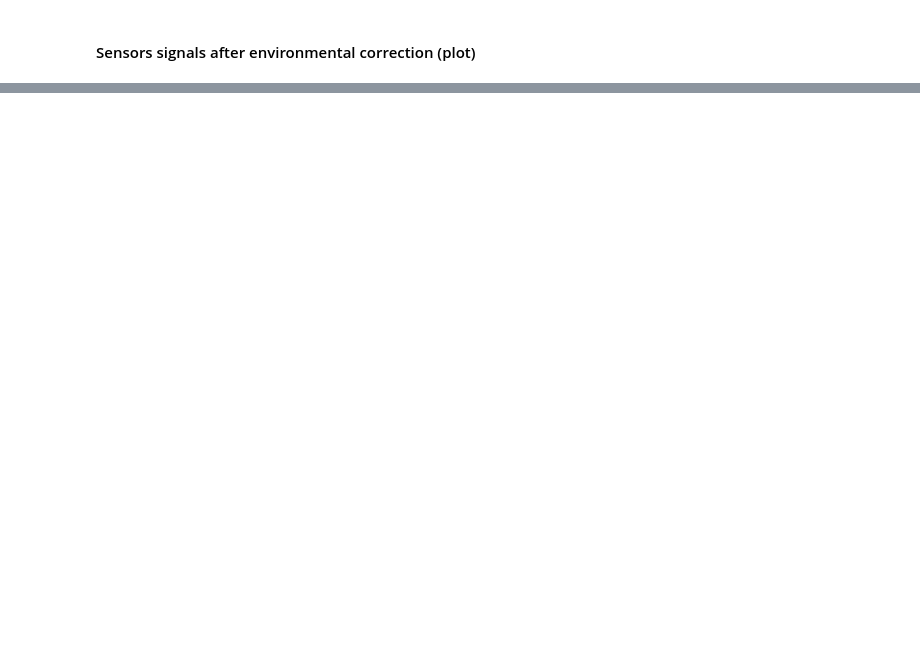
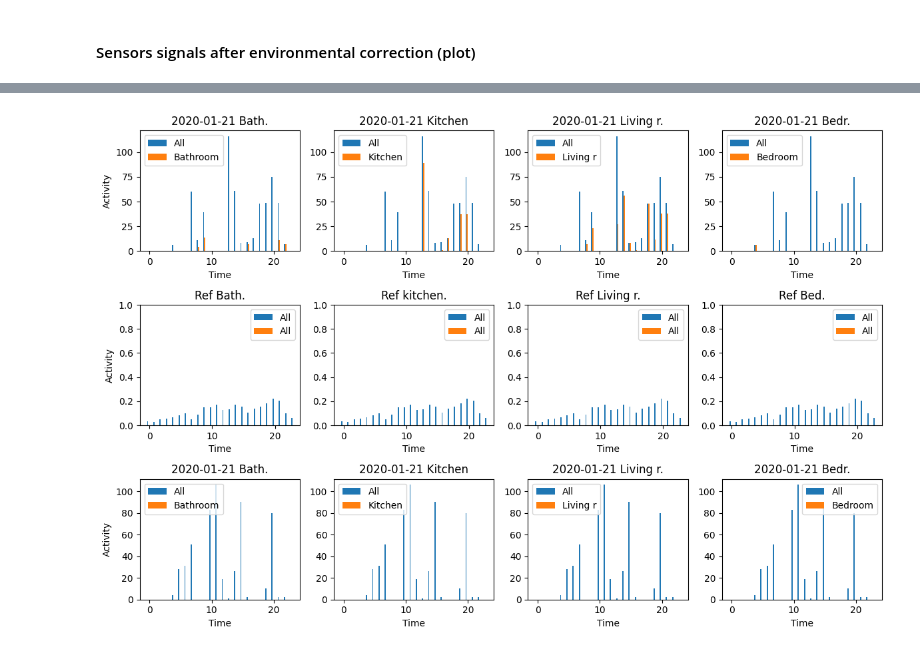
Before and after one commit to eskinderit/single-elders-home-monitoring, a Jupyter notebook: single-elders-home-monitoring/single-elders-monitoring-PCAfiltering.ipynb, the cells around one changed output, grey strips where cells are left out. Drawn from its saved outputs; the diff is of its cells as text; code cells hidden in the pictures; blank space fills up the shorter version.

```diff
--- a/single-elders-home-monitoring/single-elders-monitoring-PCAfiltering.ipynb
+++ b/single-elders-home-monitoring/single-elders-monitoring-PCAfiltering.ipynb
@@ -543,12 +550,8 @@ else:
 from pyspark.sql.functions import hour
 from pyspark.sql.functions import date_format, sum, when
 
-
-inv_transf_occupants = spark.read.csv("./data/database_gas_after_environmental_correction_with_event.csv", header=True, inferSchema=True)#remove
 inv_transf_occupants = inv_transf_occupants.withColumn("event", when(inv_transf_occupants["event"] == -1, 0).otherwise(inv_transf_occupants["event"]))
-
-inv_transf_occupants_new = inv_transf_occupants.withColumn("date_hour", date_format(inv_transf_occupants["timestamp"], "yyyy-MM-dd HH"))
-
+inv_transf_occupants_new = inv_transf_occupants.withColumn("date_hour", date_format(inv_transf_occupants["timestamp"], "yyyy-MM-dd HH"))                      # fixme date_hour string and not timestamp
 event_per_hour = inv_transf_occupants_new.groupBy("date_hour").agg(sum(when(inv_transf_occupants_new["event"] == 1, 1).otherwise(0)).alias("n_event"))
 
 event_per_hour.orderBy("date_hour").toPandas()
@@ -741,0 +810,74 @@ plt.show()
+# %%
+fig, axs = plt.subplots(3, 4, figsize=(12, 8))
+
+hours = np.arange(len(hour_df))
+bar_width = 0.2
+
+
+axs[0, 0].bar(hours - bar_width * 1.5, df_2020_01_21['count_of_events'], width=bar_width, label='All')
+axs[0, 0].bar(hours - bar_width * 0.5, df_2020_01_21_Bathroom['count_of_events'], width=bar_width, label='Bathroom')
+axs[0, 0].set_title('2020-01-21 Bath.')
+
+axs[0, 1].bar(hours - bar_width * 1.5, df_2020_01_21['count_of_events'], width=bar_width, label='All')
+axs[0, 1].bar(hours - bar_width * 0.5, df_2020_01_21_Kitchen['count_of_events'], width=bar_width, label='Kitchen')
+axs[0, 1].set_title('2020-01-21 Kitchen')
+
+axs[0, 2].bar(hours - bar_width * 1.5, df_2020_01_21['count_of_events'], width=bar_width, label='All')
+axs[0, 2].bar(hours - bar_width * 0.5, df_2020_01_21_Living_room['count_of_events'], width=bar_width, label='Living r')
+axs[0, 2].set_title('2020-01-21 Living r.')
+
+axs[0, 3].bar(hours - bar_width * 1.5, df_2020_01_21['count_of_events'], width=bar_width, label='All')
+axs[0, 3].bar(hours - bar_width * 0.5, df_2020_01_21_Bedroom['count_of_events'], width=bar_width, label='Bedroom')
+axs[0, 3].set_title('2020-01-21 Bedr.')
+
+
+
+axs[1, 0].bar(hours - bar_width * 1.5, mean_activity['mean_activity'], width=bar_width, label='All')
+axs[1, 0].bar(hours - bar_width * 1.5, mean_activity_Bathroom['mean_activity'], width=bar_width, label='All')
+axs[1, 0].set_title('Ref Bath.')
+axs[1, 0].set_ylim(0, 1.0)
+
+axs[1, 1].bar(hours - bar_width * 1.5, mean_activity['mean_activity'], width=bar_width, label='All')
+axs[1, 1].bar(hours - bar_width * 1.5, mean_activity_Kitchen['mean_activity'], width=bar_width, label='All')
+axs[1, 1].set_title('Ref kitchen.')
+axs[1, 1].set_ylim(0, 1.0)
+
+axs[1, 2].bar(hours - bar_width * 1.5, mean_activity['mean_activity'], width=bar_width, label='All')
+axs[1, 2].bar(hours - bar_width * 1.5, mean_activity_Living_room['mean_activity'], width=bar_width, label='All')
+axs[1, 2].set_title('Ref Living r.')
+axs[1, 2].set_ylim(0, 1.0)
+
+axs[1, 3].bar(hours - bar_width * 1.5, mean_activity['mean_activity'], width=bar_width, label='All')
+axs[1, 3].bar(hours - bar_width * 1.5, mean_activity_Badroom['mean_activity'], width=bar_width, label='All')
+axs[1, 3].set_title('Ref Bed.')
+axs[1, 3].set_ylim(0, 1.0)
+
+
+axs[2, 0].bar(hours - bar_width * 1.5, df_2019_12_26['count_of_events'], width=bar_width, label='All')
+axs[2, 0].bar(hours - bar_width * 0.5, df_2019_12_26_Bathroom['count_of_events'], width=bar_width, label='Bathroom')
+axs[2, 0].set_title('2020-01-21 Bath.')
+
+axs[2, 1].bar(hours - bar_width * 1.5, df_2019_12_26['count_of_events'], width=bar_width, label='All')
+axs[2, 1].bar(hours - bar_width * 0.5, df_2019_12_26_Kitchen['count_of_events'], width=bar_width, label='Kitchen')
+axs[2, 1].set_title('2020-01-21 Kitchen')
+
+axs[2, 2].bar(hours - bar_width * 1.5, df_2019_12_26['count_of_events'], width=bar_width, label='All')
+axs[2, 2].bar(hours - bar_width * 0.5, df_2019_12_26_Living_room['count_of_events'], width=bar_width, label='Living r')
+axs[2, 2].set_title('2020-01-21 Living r.')
+
+axs[2, 3].bar(hours - bar_width * 1.5, df_2019_12_26['count_of_events'], width=bar_width, label='All')
+axs[2, 3].bar(hours - bar_width * 0.5, df_2019_12_26_Bedroom['count_of_events'], width=bar_width, label='Bedroom')
+axs[2, 3].set_title('2020-01-21 Bedr.')
+
+
+for id, ax in enumerate(axs.flat):
+    ax.set(xlabel='Time')
+    if id % 4 == 0:
+        ax.set(ylabel='Activity')
+    ax.legend()
+
+plt.tight_layout()
+
+plt.show()
+# %% [output]
+[figure, added]
```
Also changed, not shown: parts of 15 cells of this notebook, 2 other files.
